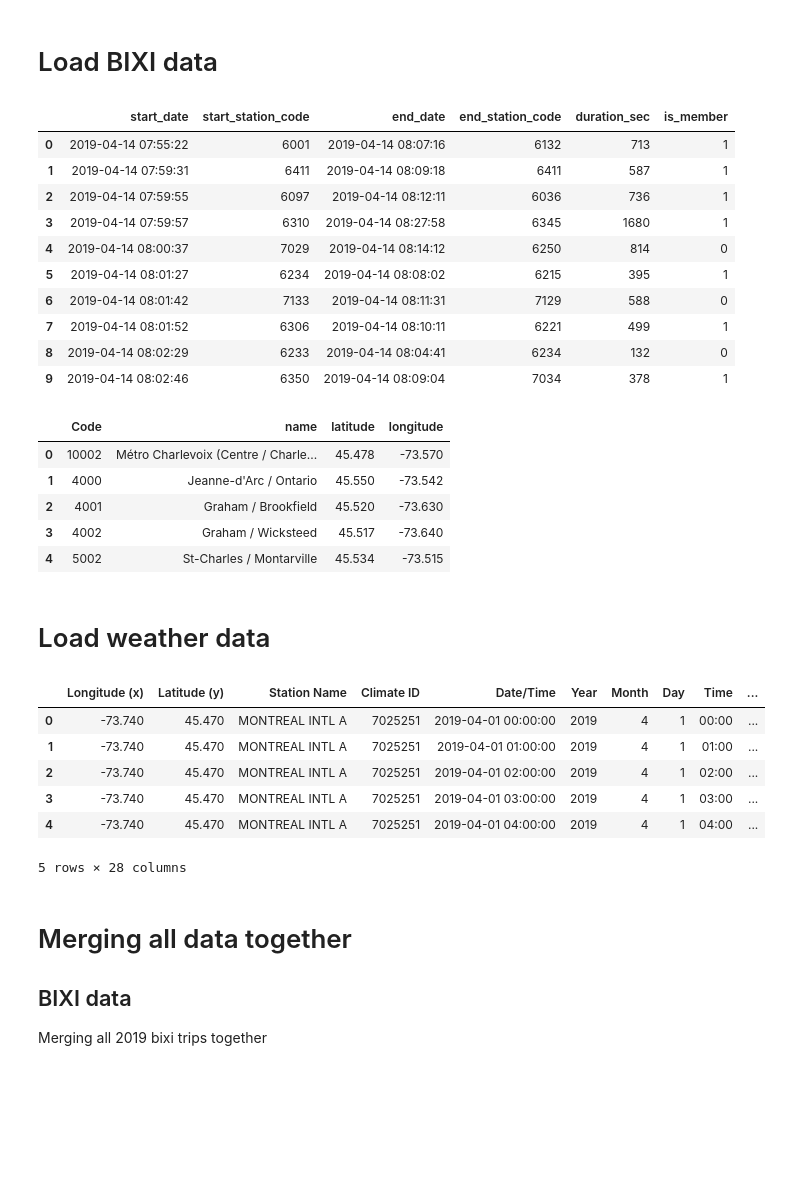
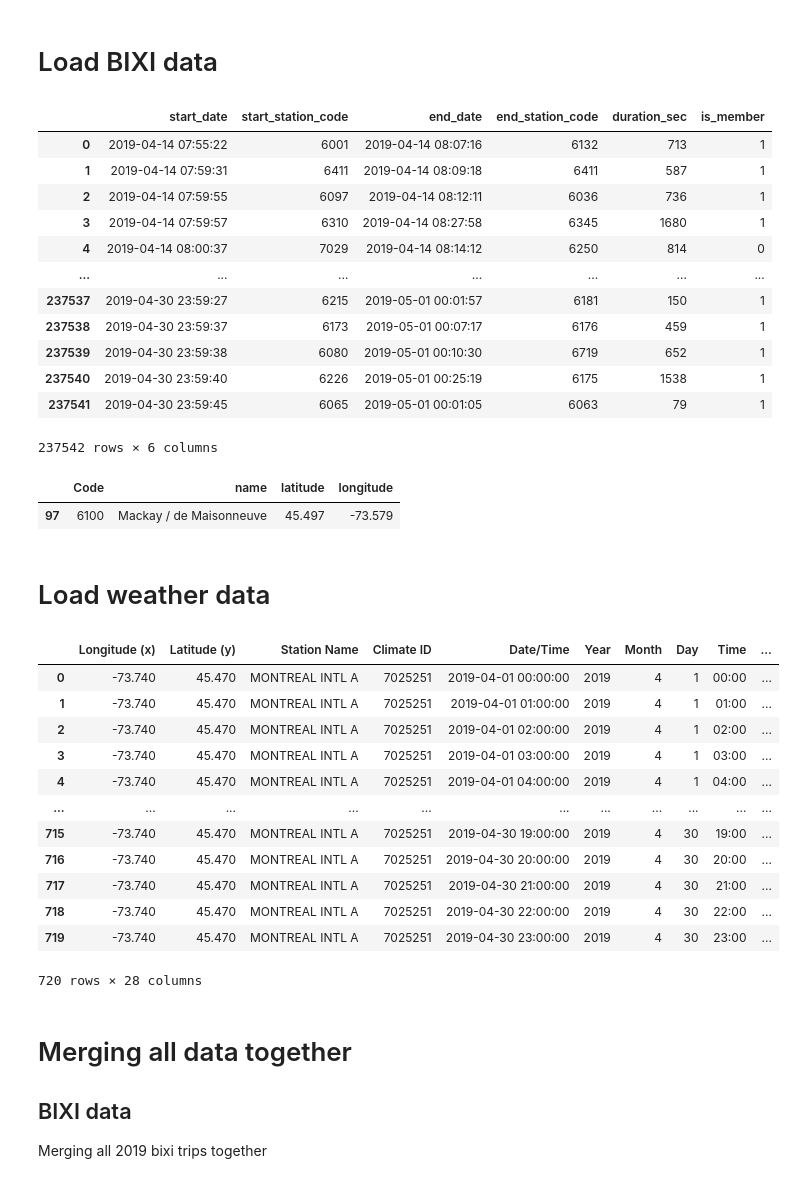
Before and after one commit to Star-Shopping/comp432-bixi-ml, a Jupyter notebook: 0. BIXI.ipynb, the cells around one changed output. Saved outputs shown, nothing was run; the diff lists cells and outputs as text; code cells hidden in the pictures; blank space fills up the shorter version.

```diff
--- a/BIXI.ipynb
+++ b/0. BIXI.ipynb
@@ -24,7 +26,7 @@ bixi_2019_09 = pd.read_csv(zf.open('OD_2019-09.csv'), parse_dates=['start_date',
 bixi_2019_10 = pd.read_csv(zf.open('OD_2019-10.csv'), parse_dates=['start_date', 'end_date'])
 bixi_2019_stations = pd.read_csv(zf.open('Stations_2019.csv'), dtype={'name': 'str'})
 # %%
-bixi_2019_04.head(10)
+bixi_2019_04
 # %% [output]
 |  | start_date | start_station_code | end_date | end_station_code | duration_sec | is_member |
 | 0 | 2019-04-14 07:55:22 | 6001 | 2019-04-14 08:07:16 | 6132 | 713 | 1 |
@@ -32,20 +34,18 @@ bixi_2019_04.head(10)
 | 2 | 2019-04-14 07:59:55 | 6097 | 2019-04-14 08:12:11 | 6036 | 736 | 1 |
 | 3 | 2019-04-14 07:59:57 | 6310 | 2019-04-14 08:27:58 | 6345 | 1680 | 1 |
 | 4 | 2019-04-14 08:00:37 | 7029 | 2019-04-14 08:14:12 | 6250 | 814 | 0 |
-| 5 | 2019-04-14 08:01:27 | 6234 | 2019-04-14 08:08:02 | 6215 | 395 | 1 |
-| 6 | 2019-04-14 08:01:42 | 7133 | 2019-04-14 08:11:31 | 7129 | 588 | 0 |
-| 7 | 2019-04-14 08:01:52 | 6306 | 2019-04-14 08:10:11 | 6221 | 499 | 1 |
-| 8 | 2019-04-14 08:02:29 | 6233 | 2019-04-14 08:04:41 | 6234 | 132 | 0 |
-| 9 | 2019-04-14 08:02:46 | 6350 | 2019-04-14 08:09:04 | 7034 | 378 | 1 |
+| ... | ... | ... | ... | ... | ... | ... |
+| 237537 | 2019-04-30 23:59:27 | 6215 | 2019-05-01 00:01:57 | 6181 | 150 | 1 |
+| 237538 | 2019-04-30 23:59:37 | 6173 | 2019-05-01 00:07:17 | 6176 | 459 | 1 |
+| 237539 | 2019-04-30 23:59:38 | 6080 | 2019-05-01 00:10:30 | 6719 | 652 | 1 |
+| 237540 | 2019-04-30 23:59:40 | 6226 | 2019-05-01 00:25:19 | 6175 | 1538 | 1 |
+| 237541 | 2019-04-30 23:59:45 | 6065 | 2019-05-01 00:01:05 | 6063 | 79 | 1 |
+237542 rows × 6 columns
-# %%
-bixi_2019_stations.head()
-# %% [output]
-|  | Code | name | latitude | longitude |
-| 0 | 10002 | Métro Charlevoix (Centre / Charle... | 45.478 | -73.570 |
-| 1 | 4000 | Jeanne-d'Arc / Ontario | 45.550 | -73.542 |
-| 2 | 4001 | Graham / Brookfield | 45.520 | -73.630 |
-| 3 | 4002 | Graham / Wicksteed | 45.517 | -73.640 |
-| 4 | 5002 | St-Charles / Montarville | 45.534 | -73.515 |
+# %%
+bixi_2019_stations[(bixi_2019_stations['Code'] == 6100)]
+# %% [output]
+|  | Code | name | latitude | longitude |
+| 97 | 6100 | Mackay / de Maisonneuve | 45.497 | -73.579 |
 # %% [markdown]
 # Load weather data
 # %%
@@ -58,15 +58,21 @@ weather_2019_08 = pd.read_csv('./data/weather/2019/en_climate_hourly_QC_7025251_
 weather_2019_09 = pd.read_csv('./data/weather/2019/en_climate_hourly_QC_7025251_09-2019_P1H.csv', parse_dates=['Date/Time'], dtype={'Station Name': 'str', 'Weather': 'str'})
 weather_2019_10 = pd.read_csv('./data/weather/2019/en_climate_hourly_QC_7025251_10-2019_P1H.csv', parse_dates=['Date/Time'], dtype={'Station Name': 'str', 'Weather': 'str'})
 # %%
-weather_2019_04.head()
+weather_2019_04
 # %% [output]
 |  | Longitude (x) | Latitude (y) | Station Name | Climate ID | Date/Time | Year | Month | Day | Time | ... |
 | 0 | -73.740 | 45.470 | MONTREAL INTL A | 7025251 | 2019-04-01 00:00:00 | 2019 | 4 | 1 | 00:00 | ... |
 | 1 | -73.740 | 45.470 | MONTREAL INTL A | 7025251 | 2019-04-01 01:00:00 | 2019 | 4 | 1 | 01:00 | ... |
 | 2 | -73.740 | 45.470 | MONTREAL INTL A | 7025251 | 2019-04-01 02:00:00 | 2019 | 4 | 1 | 02:00 | ... |
 | 3 | -73.740 | 45.470 | MONTREAL INTL A | 7025251 | 2019-04-01 03:00:00 | 2019 | 4 | 1 | 03:00 | ... |
 | 4 | -73.740 | 45.470 | MONTREAL INTL A | 7025251 | 2019-04-01 04:00:00 | 2019 | 4 | 1 | 04:00 | ... |
+| ... | ... | ... | ... | ... | ... | ... | ... | ... | ... | ... |
+| 715 | -73.740 | 45.470 | MONTREAL INTL A | 7025251 | 2019-04-30 19:00:00 | 2019 | 4 | 30 | 19:00 | ... |
+| 716 | -73.740 | 45.470 | MONTREAL INTL A | 7025251 | 2019-04-30 20:00:00 | 2019 | 4 | 30 | 20:00 | ... |
+| 717 | -73.740 | 45.470 | MONTREAL INTL A | 7025251 | 2019-04-30 21:00:00 | 2019 | 4 | 30 | 21:00 | ... |
+| 718 | -73.740 | 45.470 | MONTREAL INTL A | 7025251 | 2019-04-30 22:00:00 | 2019 | 4 | 30 | 22:00 | ... |
+| 719 | -73.740 | 45.470 | MONTREAL INTL A | 7025251 | 2019-04-30 23:00:00 | 2019 | 4 | 30 | 23:00 | ... |
-5 rows × 28 columns
+720 rows × 28 columns
 # %% [markdown]
 # Merging all data together
 
```
Also changed, not shown: parts of 31 cells of this notebook, 7 other files.
